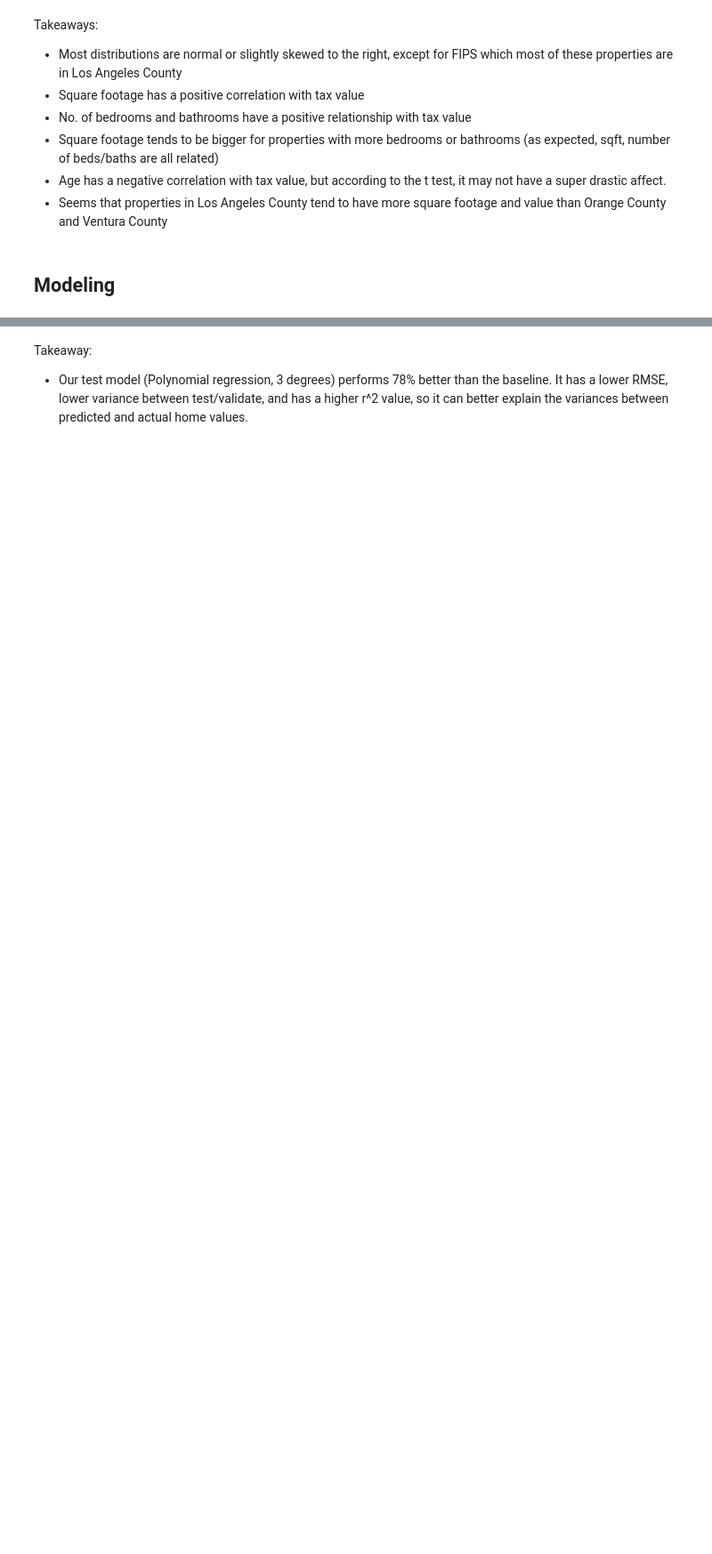
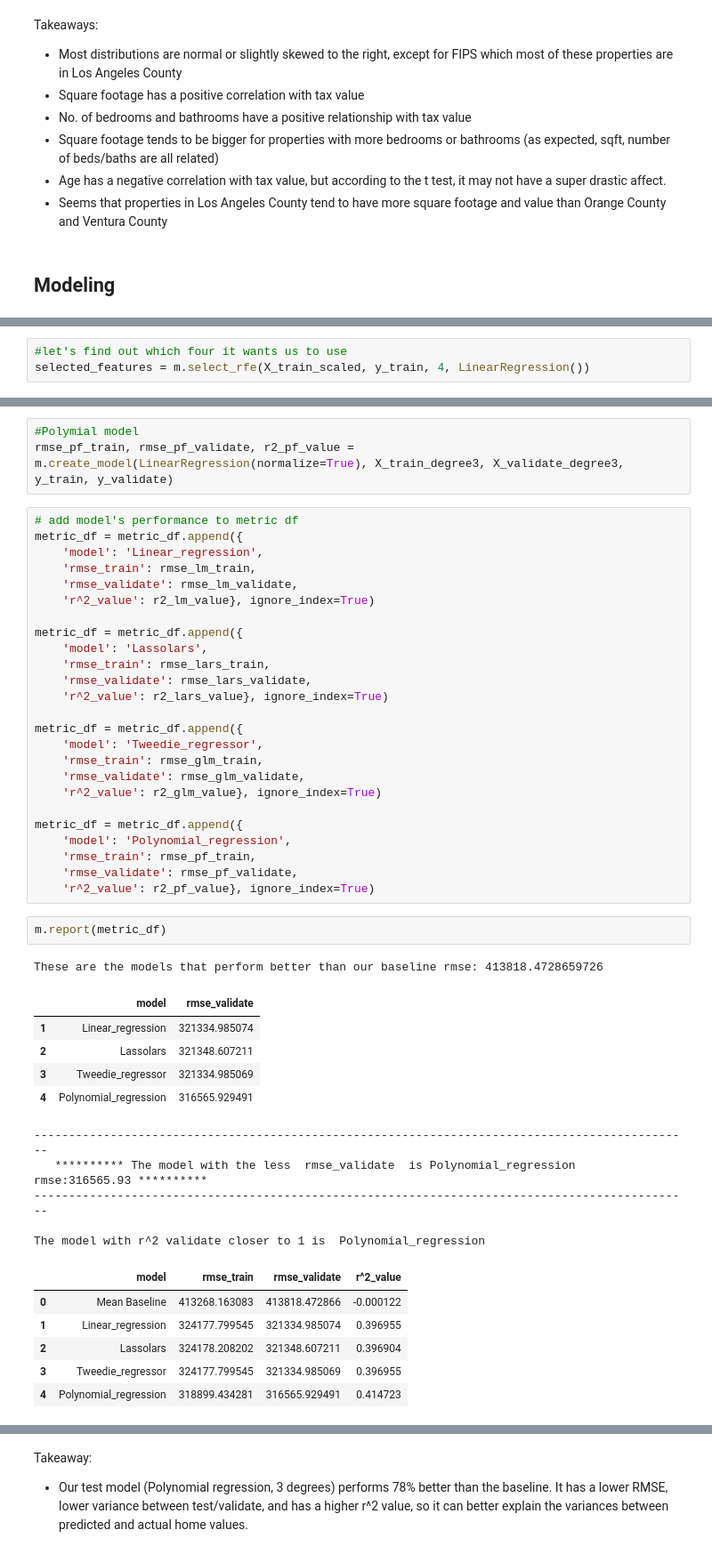
Before and after one commit to Olivert75/regression_project, a Jupyter notebook: final_notebook.ipynb, the cells around one changed output, grey strips where cells are left out. Shown at 89% size. Saved outputs shown, nothing was run; the diff lists cells and outputs as text; blank space fills up the shorter version.

```diff
--- a/final_notebook.ipynb
+++ b/final_notebook.ipynb
@@ -335,0 +283,3 @@ selected_features = ['number_bathroom', 'number_bathroom', 'age']
+# %%
+#let's find out which four it wants us to use
+selected_features = m.select_rfe(X_train_scaled, y_train, 4, LinearRegression())
@@ -531,0 +316,48 @@ Polynomial Regression (3 degrees) has an R^2 value of 0.303
+# %%
+#Polymial model
+rmse_pf_train, rmse_pf_validate, r2_pf_value = m.create_model(LinearRegression(normalize=True), X_train_degree3, X_validate_degree3, y_train, y_validate)
+# %%
+# add model's performance to metric df
+metric_df = metric_df.append({
+    'model': 'Linear_regression',
+    'rmse_train': rmse_lm_train,
+    'rmse_validate': rmse_lm_validate,
+    'r^2_value': r2_lm_value}, ignore_index=True)
+
+metric_df = metric_df.append({
+    'model': 'Lassolars',
+    'rmse_train': rmse_lars_train,
+    'rmse_validate': rmse_lars_validate,
+    'r^2_value': r2_lars_value}, ignore_index=True)
+
+metric_df = metric_df.append({
+    'model': 'Tweedie_regressor',
+    'rmse_train': rmse_glm_train,
+    'rmse_validate': rmse_glm_validate,
+    'r^2_value': r2_glm_value}, ignore_index=True)
+
+metric_df = metric_df.append({
+    'model': 'Polynomial_regression',
+    'rmse_train': rmse_pf_train,
+    'rmse_validate': rmse_pf_validate,
+    'r^2_value': r2_pf_value}, ignore_index=True)
+# %%
+m.report(metric_df)
+# %% [output]
+These are the models that perform better than our baseline rmse: 413818.4728659726
+|  | model | rmse_validate |
+| 1 | Linear_regression | 321334.985074 |
+| 2 | Lassolars | 321348.607211 |
+| 3 | Tweedie_regressor | 321334.985069 |
+| 4 | Polynomial_regression | 316565.929491 |
+-----------------------------------------------------------------------------------------------
+   ********** The model with the less  rmse_validate  is Polynomial_regression  rmse:316565.93 **********
+-----------------------------------------------------------------------------------------------
+
+The model with r^2 validate closer to 1 is  Polynomial_regression
+|  | model | rmse_train | rmse_validate | r^2_value |
+| 0 | Mean Baseline | 413268.163083 | 413818.472866 | -0.000122 |
+| 1 | Linear_regression | 324177.799545 | 321334.985074 | 0.396955 |
+| 2 | Lassolars | 324178.208202 | 321348.607211 | 0.396904 |
+| 3 | Tweedie_regressor | 324177.799545 | 321334.985069 | 0.396955 |
+| 4 | Polynomial_regression | 318899.434281 | 316565.929491 | 0.414723 |
```
Also changed, not shown: parts of 41 cells of this notebook.
